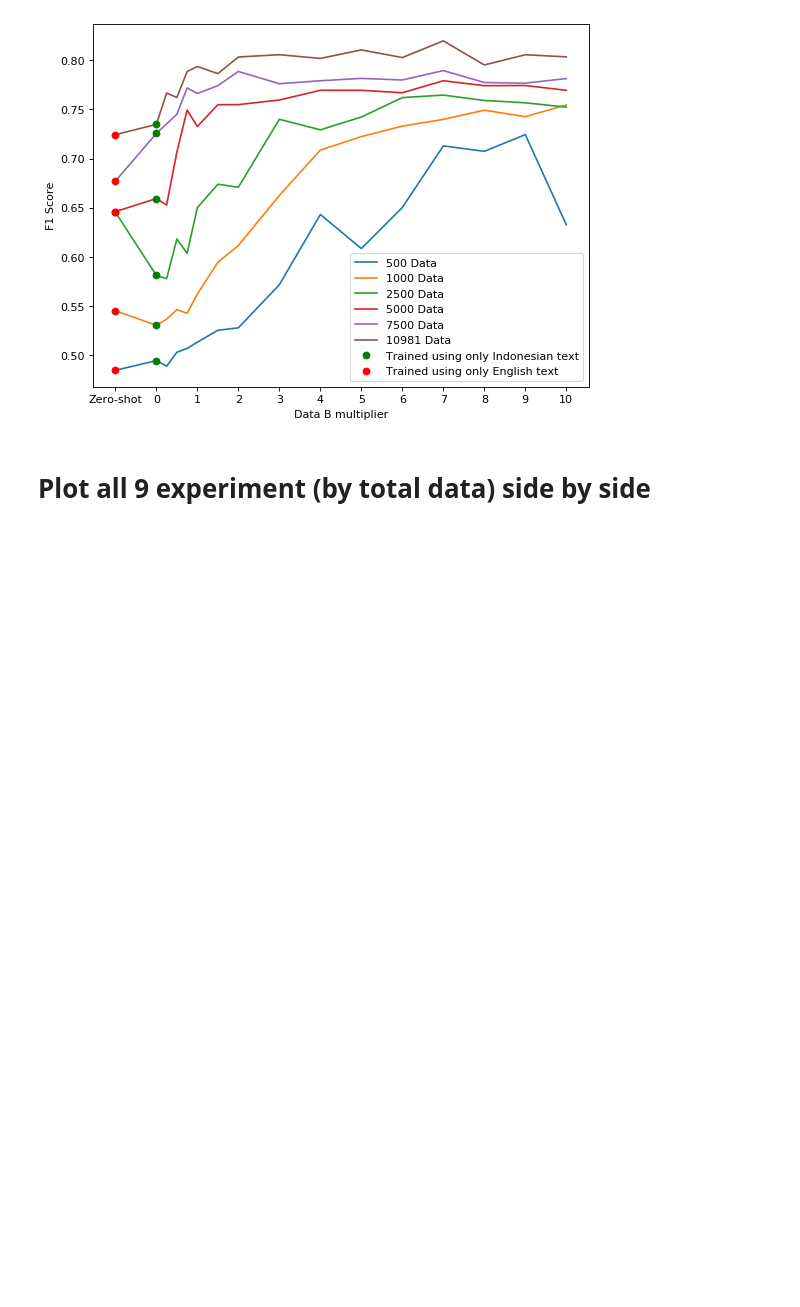
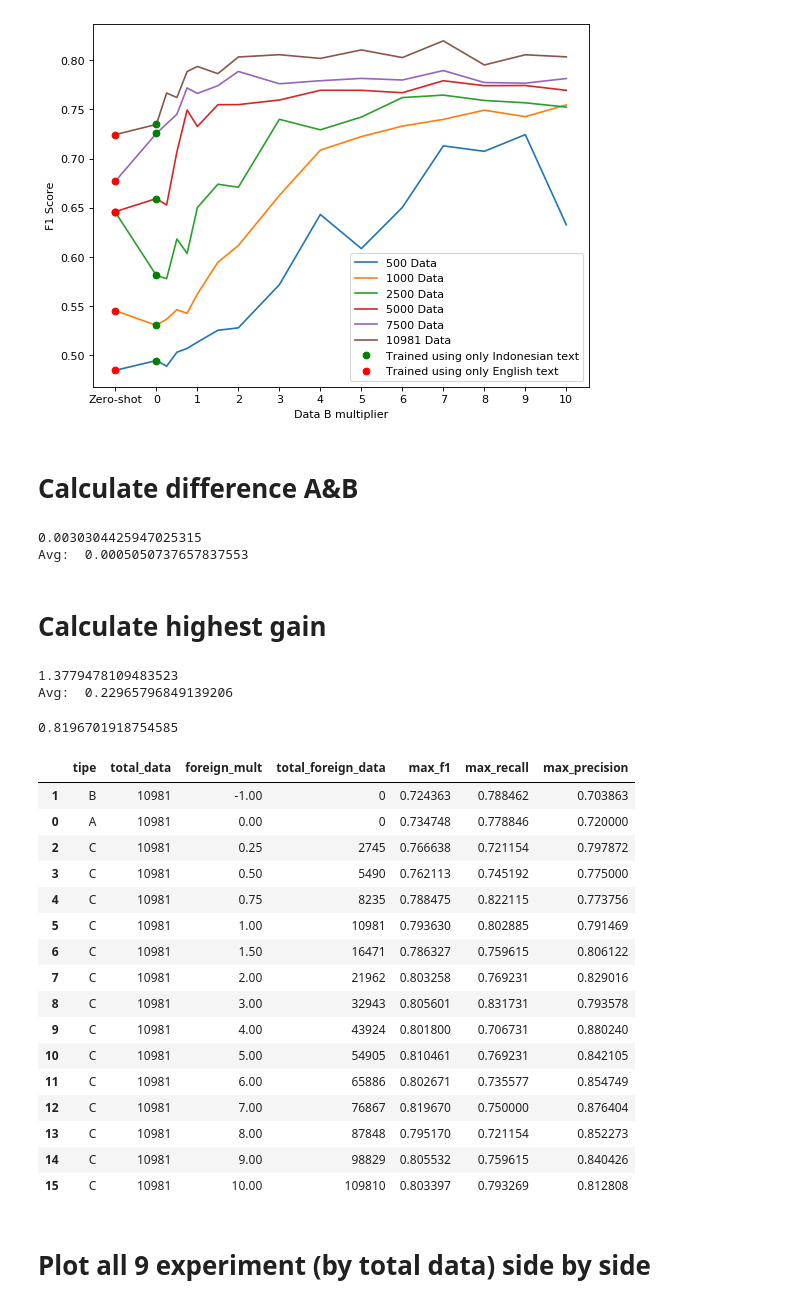
Before and after one commit to ilhamfp/indonesian-text-classification-multilingual, a Jupyter notebook: notebooks/result_analysis/fine_tune_head/prosa/xlm_r/Plot Result Prosa XLMR.ipynb, the cells around one changed output. Saved outputs shown, nothing was run; the diff lists cells and outputs as text; code cells hidden in the pictures; blank space fills up the shorter version.

```diff
--- a/notebooks/result_analysis/fine_tune_head/prosa/xlm_r/Plot Result Prosa XLMR.ipynb
+++ b/notebooks/result_analysis/fine_tune_head/prosa/xlm_r/Plot Result Prosa XLMR.ipynb
@@ -87,6 +87,56 @@ plt.savefig('plot.png')
 plt.show()
 # %% [output]
 [figure]
+# %% [markdown]
+# Calculate difference A&B
+# %%
+total_data = [500, 1000, 2500, 5000, 7500, 10981]
+diff = 0
+for x in total_data:
+    diff += data[(data['total_data'] == x) & (data['tipe'] == 'A')].max_f1.values[0] - data[(data['total_data'] == x) & (data['tipe'] == 'B')].max_f1.values[0]
+
+print(diff)
+print("Avg: ", diff/len(total_data))
+# %% [output]
+0.0030304425947025315
+Avg:  0.0005050737657837553
+# %% [markdown]
+# Calculate highest gain
+# %%
+total_data = [500, 1000, 2500, 5000, 7500, 10981]
+gains = 0
+for x in total_data:
+    gains += max(data[(data['total_data'] == 500) & (data['tipe'] != 'B')].max_f1.values) - data[(data['total_data'] == 500) & (data['tipe'] == 'A')].max_f1.values[0]
+
+print(gains)
+print("Avg: ", gains/len(total_data))
+# %% [output]
+1.3779478109483523
+Avg:  0.22965796849139206
+# %%
+max(data.max_f1.values)
+# %% [output]
+0.8196701918754585
+# %%
+data[(data['total_data'] == 10981)]
+# %% [output]
+|  | tipe | total_data | foreign_mult | total_foreign_data | max_f1 | max_recall | max_precision |
+| 1 | B | 10981 | -1.00 | 0 | 0.724363 | 0.788462 | 0.703863 |
+| 0 | A | 10981 | 0.00 | 0 | 0.734748 | 0.778846 | 0.720000 |
+| 2 | C | 10981 | 0.25 | 2745 | 0.766638 | 0.721154 | 0.797872 |
+| 3 | C | 10981 | 0.50 | 5490 | 0.762113 | 0.745192 | 0.775000 |
+| 4 | C | 10981 | 0.75 | 8235 | 0.788475 | 0.822115 | 0.773756 |
+| 5 | C | 10981 | 1.00 | 10981 | 0.793630 | 0.802885 | 0.791469 |
+| 6 | C | 10981 | 1.50 | 16471 | 0.786327 | 0.759615 | 0.806122 |
+| 7 | C | 10981 | 2.00 | 21962 | 0.803258 | 0.769231 | 0.829016 |
+| 8 | C | 10981 | 3.00 | 32943 | 0.805601 | 0.831731 | 0.793578 |
+| 9 | C | 10981 | 4.00 | 43924 | 0.801800 | 0.706731 | 0.880240 |
+| 10 | C | 10981 | 5.00 | 54905 | 0.810461 | 0.769231 | 0.842105 |
+| 11 | C | 10981 | 6.00 | 65886 | 0.802671 | 0.735577 | 0.854749 |
+| 12 | C | 10981 | 7.00 | 76867 | 0.819670 | 0.750000 | 0.876404 |
+| 13 | C | 10981 | 8.00 | 87848 | 0.795170 | 0.721154 | 0.852273 |
+| 14 | C | 10981 | 9.00 | 98829 | 0.805532 | 0.759615 | 0.840426 |
+| 15 | C | 10981 | 10.00 | 109810 | 0.803397 | 0.793269 | 0.812808 |
 # %% [markdown]
 # Plot all 9 experiment (by total data) side by side
 # %%
```
Also changed, not shown: 43 other files.
